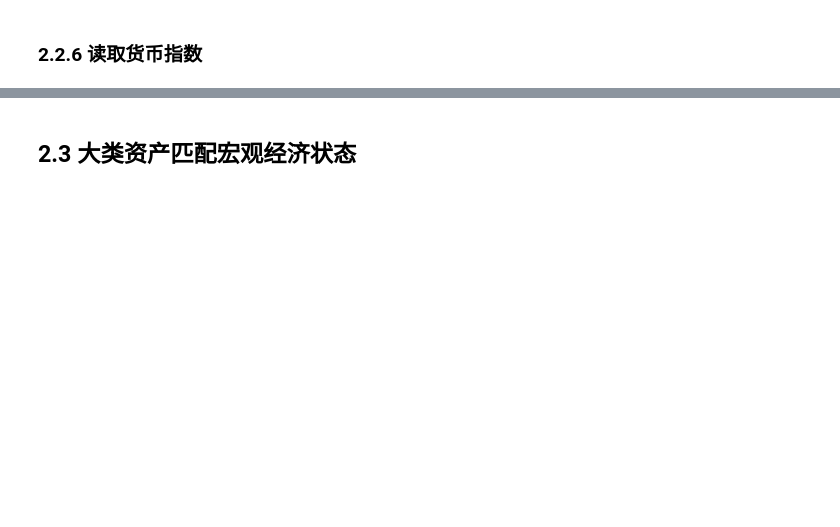
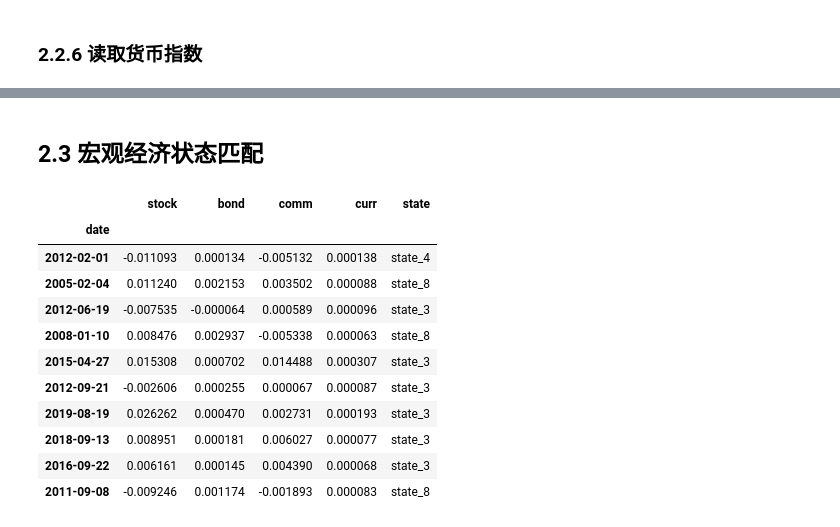
Before and after one commit to ibestrace/folio, a Jupyter notebook: Macro_Strategy_TAA.ipynb, the cells around one changed output, grey strips where cells are left out. Cells and saved outputs as stored; diff of their text form; code cells hidden in the pictures; blank space fills up the shorter version.

```diff
--- a/Macro_Strategy_TAA.ipynb
+++ b/Macro_Strategy_TAA.ipynb
@@ -583,0 +615,11 @@ curr_index.head(5)
+# %%
+import pandas as pd
+stock = stock_index.rename(columns={'close':'stock'})
+bond = bond_index.rename(columns={'close':'bond'})
+comm = comm_index.rename(columns={'close':'comm'})
+curr = curr_index.rename(columns={'close':'curr'})
+
+df = [stock, bond, comm, curr]
+assets = pd.concat(df, axis=1)
+assets_data = assets.dropna()
+assets_data
@@ -583,0 +641,4 @@ curr_index.head(5)
+# %%
+# 计算日收益
+assets_data = assets_data.pct_change().dropna()
+assets_data.head(5)
@@ -584,2 +653,49 @@ curr_index.head(5)
 # %% [markdown]
-## 2.3 大类资产匹配宏观经济状态
+## 2.3 宏观经济状态匹配
+# %%
+'''
+将资产按照时间序列与宏观经济的状态进行匹配
+'''
+import pandas as pd
+
+states_1 = pd.Series(states.states1)
+states_2 = pd.Series(states.states2)
+states_3 = pd.Series(states.states3)
+states_4 = pd.Series(states.states4)
+states_5 = pd.Series(states.states5)
+states_6 = pd.Series(states.states6)
+states_7 = pd.Series(states.states7)
+states_8 = pd.Series(states.states8)
+
+for D in assets_data.index:
+    if D in states_1.values:
+        assets_data.loc[D, 'state'] = 'state_1'
+    elif D in states_2.values:
+        assets_data.loc[D, 'state'] = 'state_2'
+    elif D in states_3.values:
+        assets_data.loc[D, 'state'] = 'state_3'
+    elif D in states_4.values:
+        assets_data.loc[D, 'state'] = 'state_4'
+    elif D in states_5.values:
+        assets_data.loc[D, 'state'] = 'state_5'
+    elif D in states_6.values:
+        assets_data.loc[D, 'state'] = 'state_6'
+    elif D in states_7.values:
+        assets_data.loc[D, 'state'] = 'state_7'
+    elif D in states_8.values:
+        assets_data.loc[D, 'state'] = 'state_8'
+
+assets_data.sample(10)
+# %% [output]
+|  | stock | bond | comm | curr | state |
+| date |  |  |  |  |  |
+| 2012-02-01 | -0.011093 | 0.000134 | -0.005132 | 0.000138 | state_4 |
+| 2005-02-04 | 0.011240 | 0.002153 | 0.003502 | 0.000088 | state_8 |
+| 2012-06-19 | -0.007535 | -0.000064 | 0.000589 | 0.000096 | state_3 |
+| 2008-01-10 | 0.008476 | 0.002937 | -0.005338 | 0.000063 | state_8 |
+| 2015-04-27 | 0.015308 | 0.000702 | 0.014488 | 0.000307 | state_3 |
+| 2012-09-21 | -0.002606 | 0.000255 | 0.000067 | 0.000087 | state_3 |
+| 2019-08-19 | 0.026262 | 0.000470 | 0.002731 | 0.000193 | state_3 |
+| 2018-09-13 | 0.008951 | 0.000181 | 0.006027 | 0.000077 | state_3 |
+| 2016-09-22 | 0.006161 | 0.000145 | 0.004390 | 0.000068 | state_3 |
+| 2011-09-08 | -0.009246 | 0.001174 | -0.001893 | 0.000083 | state_8 |
```
Also changed, not shown: parts of 17 cells of this notebook, 4 other files.
